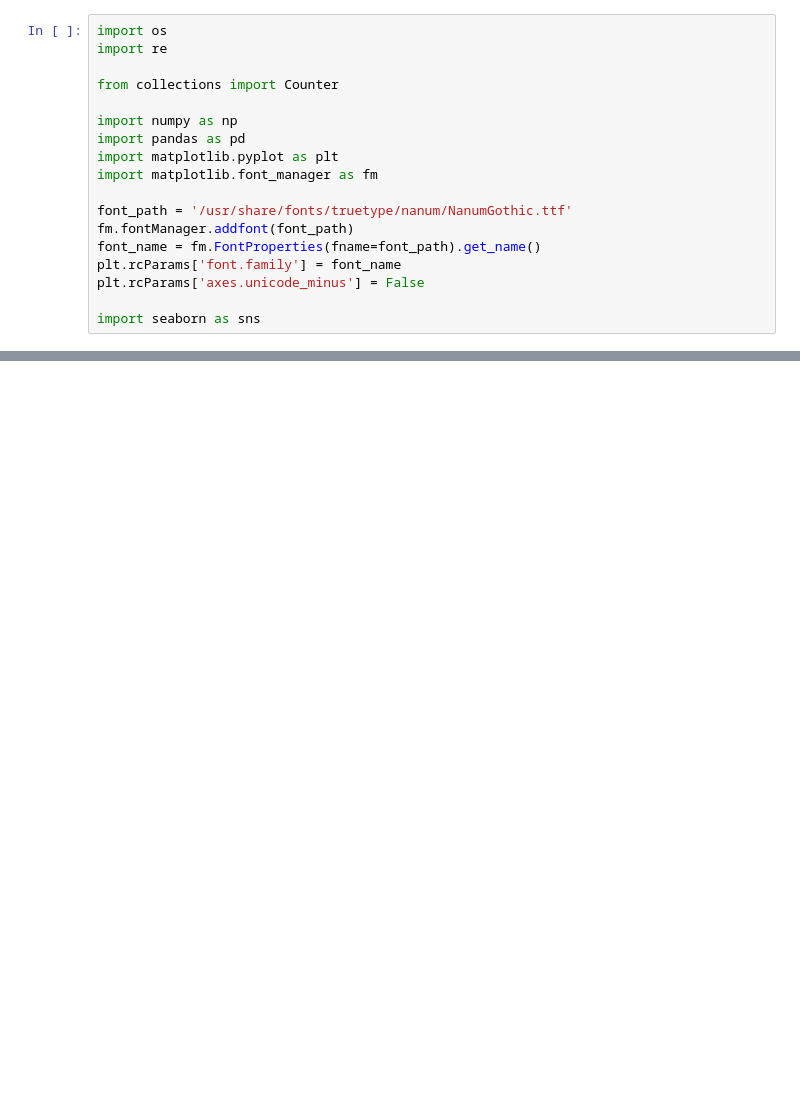
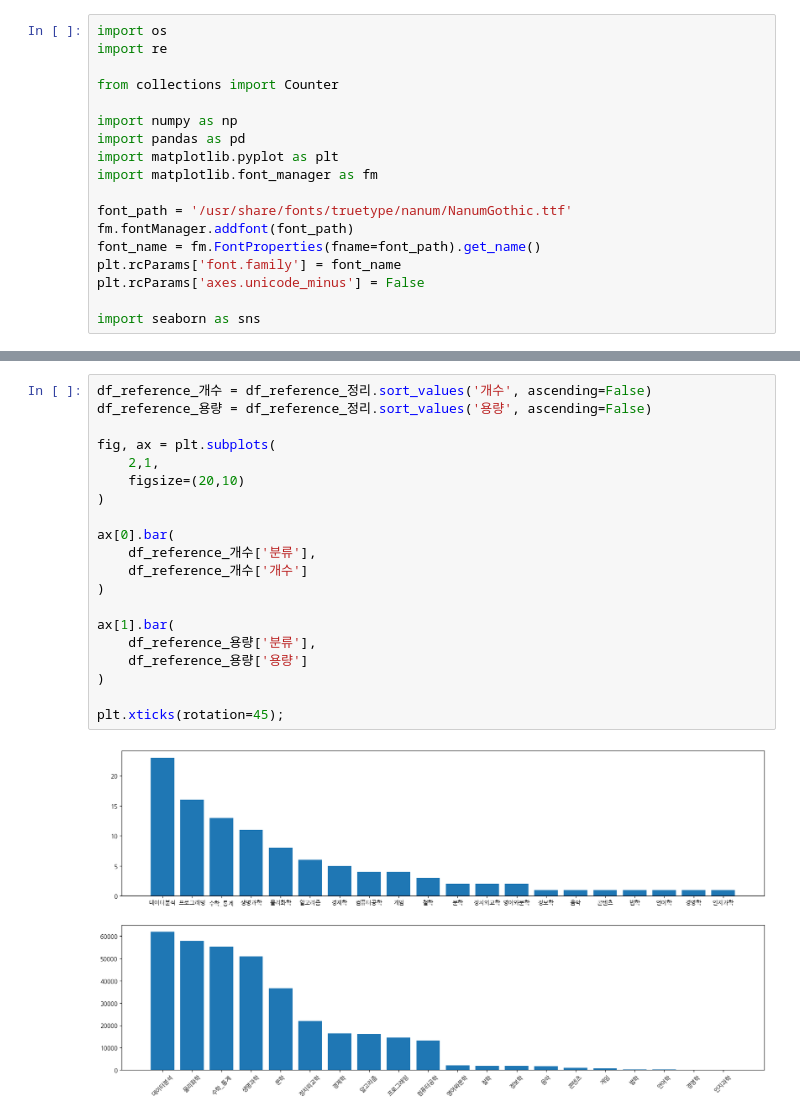
Before and after one commit to Song-Juntae/references, a Jupyter notebook: reference.ipynb, the cells around one changed output, grey strips where cells are left out. Cells and saved outputs as stored; diff of their text form; blank space fills up the shorter version.

```diff
--- a/reference.ipynb
+++ b/reference.ipynb
@@ -114,0 +115,22 @@ plt.xticks(rotation=45);
+# %%
+df_reference_개수 = df_reference_정리.sort_values('개수', ascending=False)
+df_reference_용량 = df_reference_정리.sort_values('용량', ascending=False)
+
+fig, ax = plt.subplots(
+    2,1,
+    figsize=(20,10)
+)
+
+ax[0].bar(
+    df_reference_개수['분류'],
+    df_reference_개수['개수']
+)
+
+ax[1].bar(
+    df_reference_용량['분류'],
+    df_reference_용량['용량']
+)
+
+plt.xticks(rotation=45);
+# %% [output]
+[figure, added]
```
Also changed, not shown: parts of 5 cells of this notebook, 1 other file.
